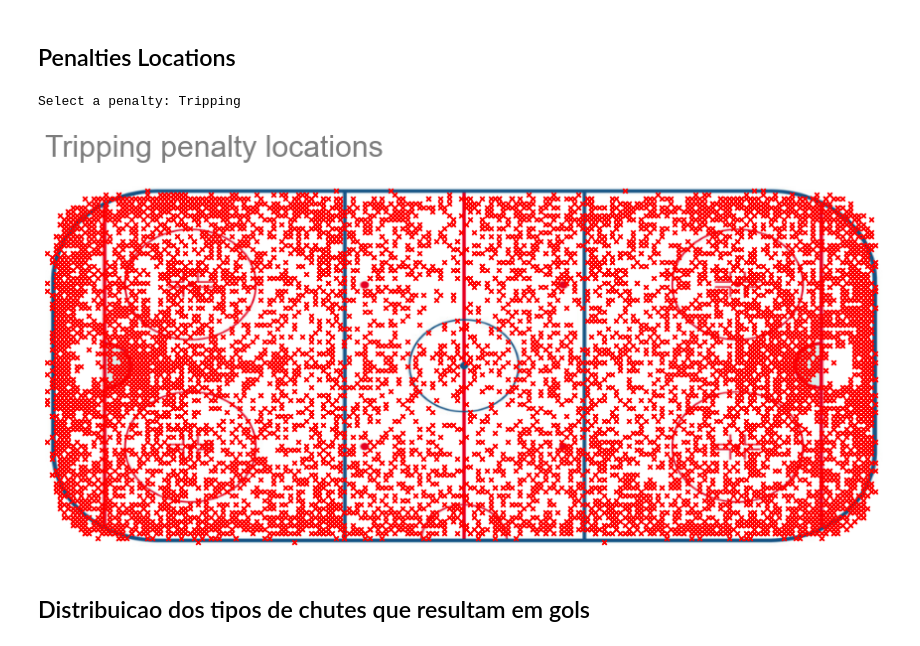
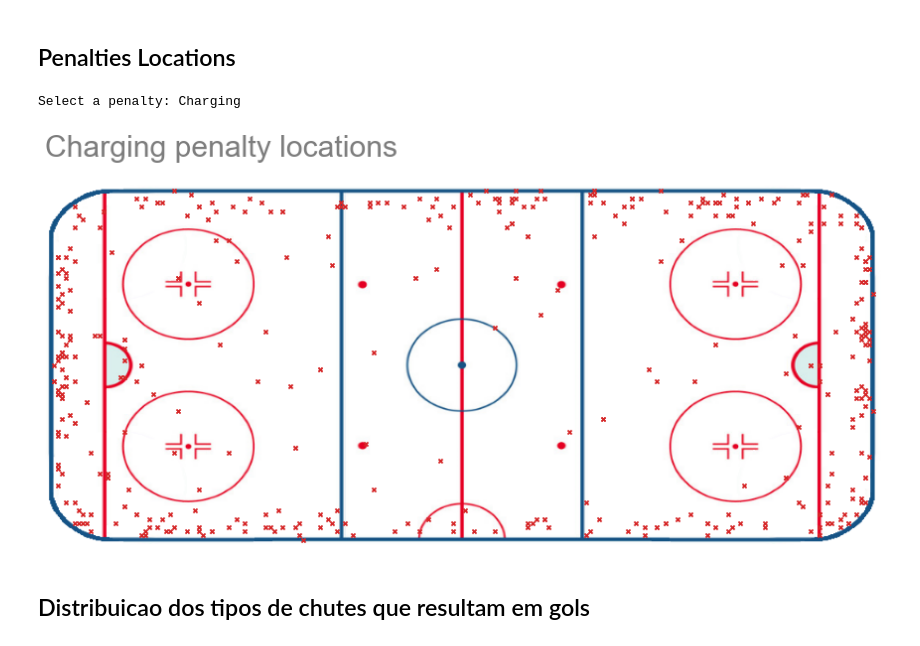
Before and after one commit to DanOakStats/NHL, a Jupyter notebook: data_cleaning.ipynb, the cells around one changed output. Saved outputs shown, nothing was run; the diff lists cells and outputs as text; code cells hidden in the pictures.

```diff
--- a/data_cleaning.ipynb
+++ b/data_cleaning.ipynb
@@ -764,23 +764,23 @@ print(penalties_list)
 ## Penalties Locations
 # %%
 # loading rink img
-img = plt.imread('images/rink.png')
+img = plt.imread('images/rink2.png')
 fig, ax = plt.subplots(figsize=(12, 14)) # creating figure
-ax.imshow(img, extent=[-99.5, 100.5, -42.95, 42.95]) # setting limits for img
+ax.imshow(img, extent=[-100, 101, -43, 43])# setting limits for img
 penalty = input("Select a penalty: ") # user choice
 # for loop for
 for item in penalties_list:
     if penalty == item:
-        penalties[penalties['secondaryType']== penalty].plot.scatter(x='x',y='y',s=20,
-                                                                     marker='x', c='red',
+        penalties[penalties['secondaryType']== penalty].plot.scatter(x='x',y='y',s=15,
+                                                                     marker='x', c='tab:red',
                                                                      ax=ax)
 
 ax.set_title(penalty + " penalty locations", fontsize=30, loc='left', pad=30, alpha=0.6)
 plt.axis(False)
 plt.tight_layout()
 # %% [output]
-Select a penalty: Tripping
+Select a penalty: Charging
-[figure, old version]
+[figure, new version]
 # %% [markdown]
 ## Distribuicao dos tipos de chutes que resultam em gols
 # %%
```
Also changed, not shown: parts of 10 cells of this notebook.
